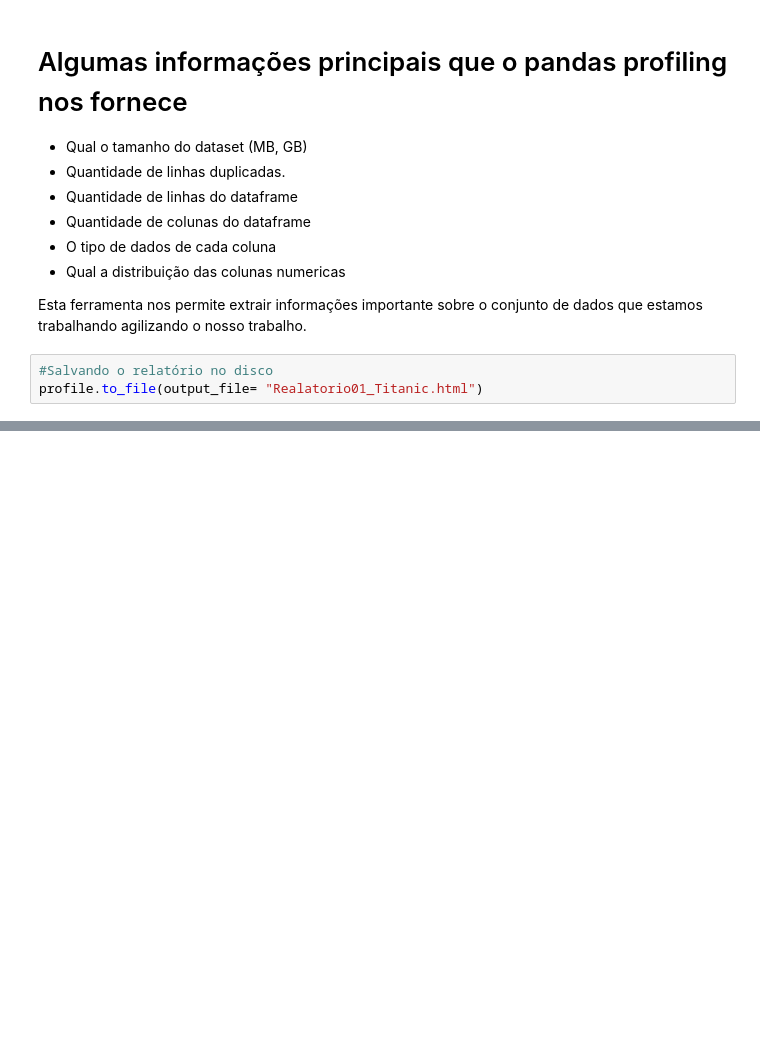
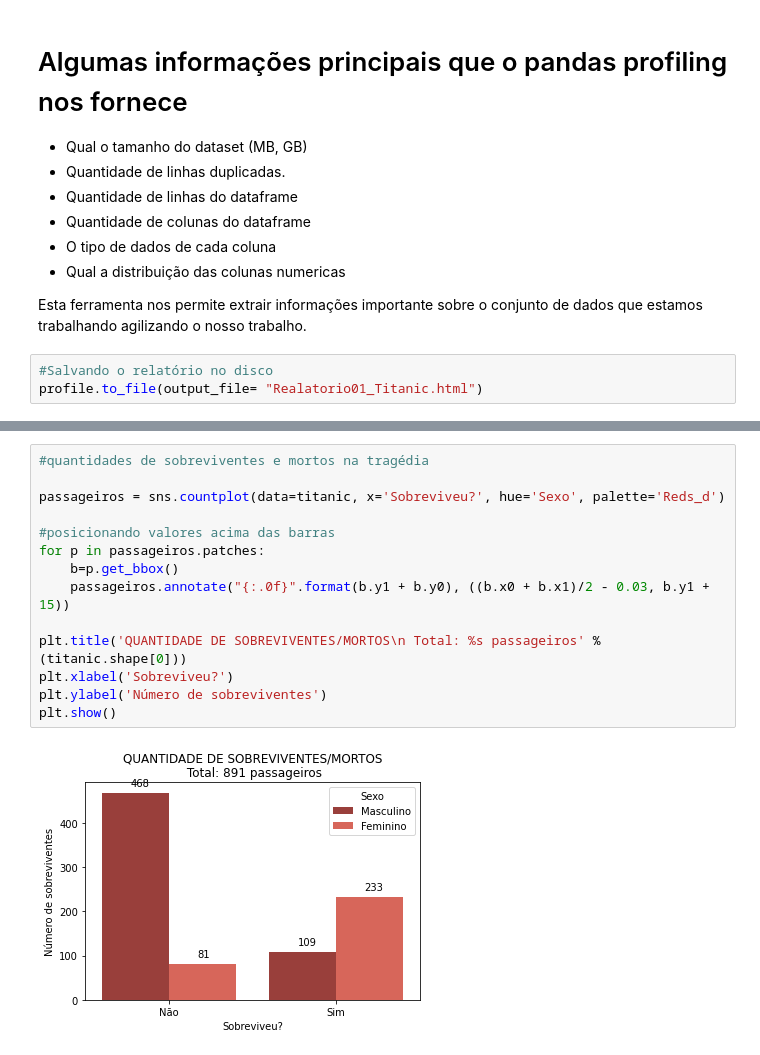
Before and after one commit to Graciliana/ExercicioDosEstudos-Python_Colab, a Jupyter notebook: Projeto_Titanic.ipynb, the cells around one changed output, grey strips where cells are left out. Drawn from its saved outputs; the diff is of its cells as text; blank space fills up the shorter version.

```diff
--- a/Projeto_Titanic.ipynb
+++ b/Projeto_Titanic.ipynb
@@ -281,0 +287,16 @@ profile.to_file(output_file= "Realatorio01_Titanic.html")
+# %%
+#quantidades de sobreviventes e mortos na tragédia
+
+passageiros = sns.countplot(data=titanic, x='Sobreviveu?', hue='Sexo', palette='Reds_d')
+
+#posicionando valores acima das barras
+for p in passageiros.patches:
+    b=p.get_bbox()
+    passageiros.annotate("{:.0f}".format(b.y1 + b.y0), ((b.x0 + b.x1)/2 - 0.03, b.y1 + 15))
+
+plt.title('QUANTIDADE DE SOBREVIVENTES/MORTOS\n Total: %s passageiros' % (titanic.shape[0]))
+plt.xlabel('Sobreviveu?')
+plt.ylabel('Número de sobreviventes')
+plt.show()
+# %% [output]
+[figure, added]
```
Also changed, not shown: parts of 2 cells of this notebook.
